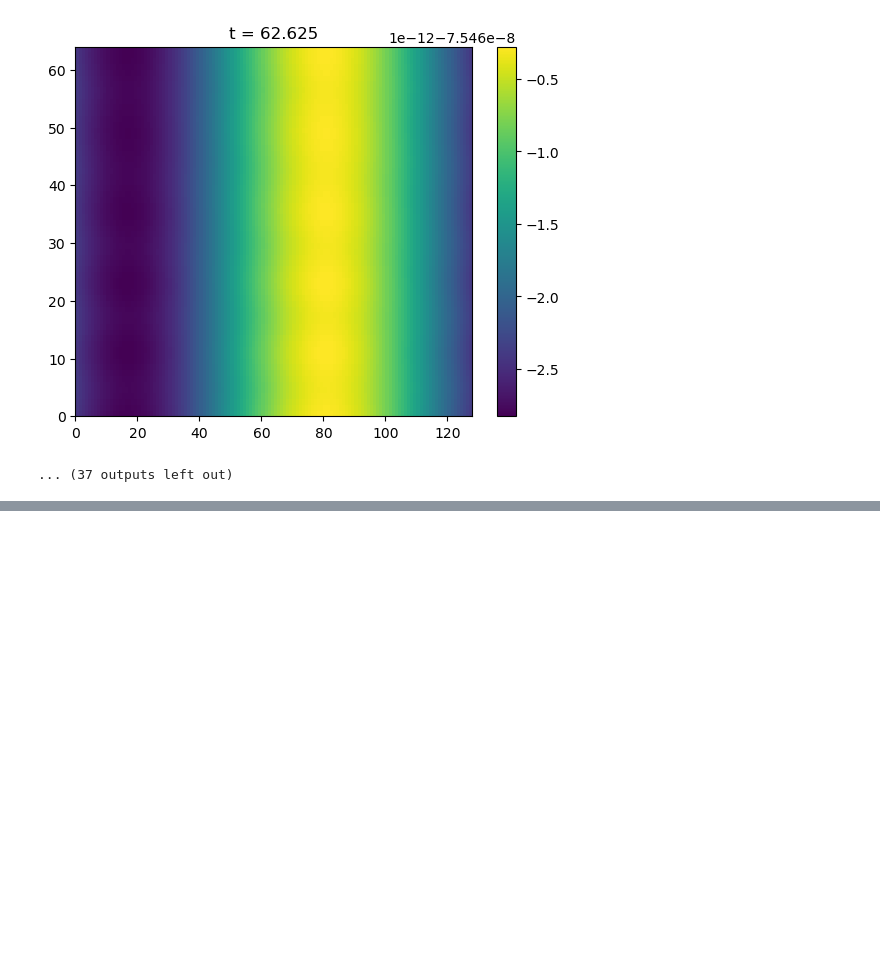
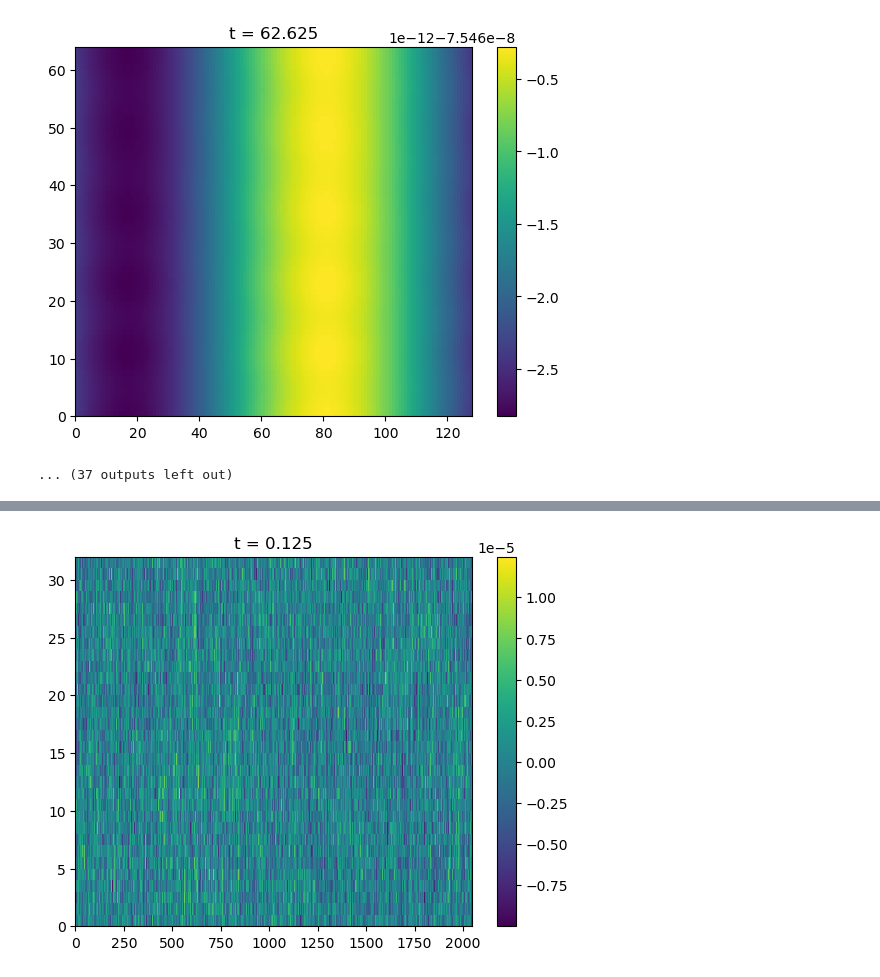
Before and after one commit to ducnguyen-uconn/Thermohaline-Shear_Instability, a Jupyter notebook: reproduce_refs/simulation/2dtest.ipynb, the cells around one changed output, grey strips where cells are left out. Drawn from its saved outputs; the diff is of its cells as text; code cells hidden in the pictures; blank space fills up the shorter version.

```diff
--- a/reproduce_refs/simulation/2dtest.ipynb
+++ b/reproduce_refs/simulation/2dtest.ipynb
@@ -140,3 +140,102 @@ Completed iteration 401, time=50.125
 Completed iteration 501, time=62.625
 [figure]
 ... (37 outputs left out)
+# %%
+# This code performs two-dimensional DNS using Dedalus3 based on governing equations in Radko's paper
+# [Thermohaline layering in dynamically and diffusively stable shear flows]
+import numpy as np
+import matplotlib.pyplot as plt
+import dedalus.public as d3
+
+dealias = 1           # scaling factor
+pi = np.pi
+
+# reproduce the results in figure 4
+Ri = 10. # Richardson number [= 1 for figure 3, =10 for figure 4]
+Rp = 2.   # density ratio
+Pe = 1e2 # Peclet number
+Pr = 10.  # Prandtl number
+tau = 0.01 # diffusivity ratio
+
+Lx, Lz = 64., 1.
+Nx, Nz = 2048, 32
+# Nx, Nz = 256, 128
+# Nx, Nz = 768, 384
+
+# Bases
+coords = d3.CartesianCoordinates('x','z')
+dist = d3.Distributor(coords, dtype=np.float64)
+# define the coordinate system
+xbasis = d3.RealFourier(coords['x'], size=Nx, bounds=(0, Lx), dealias=dealias)
+zbasis = d3.RealFourier(coords['z'], size=Nz, bounds=(0, Lz), dealias=dealias)
+# define fields
+p = dist.Field(name='p', bases=(xbasis,zbasis)) # pressure
+u = dist.VectorField(coords, name='u', bases=(xbasis,zbasis)) # velocity
+sa = dist.Field(name='sa', bases=(xbasis,zbasis)) # salinity
+te = dist.Field(name='te', bases=(xbasis,zbasis)) # temperature
+# Substitutions
+x, z = dist.local_grids(xbasis, zbasis) # get coordinate arrays in horizontal and vertical directions
+ex, ez = coords.unit_vector_fields(dist) # get unit vectors in horizontal and vertical directions
+# define vertical velocity component
+w = u @ ez
+
+# create constant sub-field for incompressible flow condition's equation
+tau_p = dist.Field(name='tau_p')
+# because this term is only a contant added to the equation, we don't need to instantiate it for bases system
+
+grad_te = d3.grad(te) # First-order reduction
+grad_sa = d3.grad(sa) # First-order reduction
+grad_u = d3.grad(u) # First-order reduction
+# First-order form: "lap(f)" becomes "div(grad_f)"
+lap_u = d3.div(grad_u)
+lap_te = d3.div(grad_te)
+lap_sa = d3.div(grad_sa)
+# First-order form: "div(A)" becomes "trace(grad_A)"
+
+# Problem
+problem = d3.IVP([p, tau_p, u, te, sa], namespace=locals())
+
+# add equations
+problem.add_equation("trace(grad_u) + tau_p = 0")
+problem.add_equation("integ(p) = 0") # Pressure gauge
+problem.add_equation("dt(u) + grad(p) - (Pr/Pe)*lap_u - (4*pi*pi*Ri/(Rp-1))*(te-sa)*ez = - u@grad(u)")
+problem.add_equation("dt(te) - (1./Pe)*lap_te - w = - u@grad(te)")
+problem.add_equation("dt(sa) - (tau/Pe)*lap_sa - Rp*w = - u@grad(sa)")
+
+stop_sim_time = 300 # Stopping criteria
+# timestepper = d3.RK443 # 3rd-order 4-stage DIRK+ERK scheme [Ascher 1997 sec 2.8] https://doi-org.ezproxy.lib.uconn.edu/10.1016/S0168-9274(97)00056-1
+timestepper = d3.RK222
+
+# Solver
+solver = problem.build_solver(timestepper)
+solver.stop_sim_time = stop_sim_time
+
+# define initial condition
+p.fill_random('g', seed=42, distribution='normal', scale=1e-5) # Random noise
+# p['g'] -= -4*pi*pi*Pr/Pe*np.sin(2*pi*z)
+u.fill_random('g', seed=42, distribution='normal', scale=1e-5) # Random noise
+# u['g'][0] -= np.sin(2*pi*z)
+te.fill_random('g', seed=42, distribution='normal', scale=1e-5) # Random noise
+# te['g'] -= np.sin(1*pi*x+pi/2)
+sa.fill_random('g', seed=42, distribution='normal', scale=1e-5) # Random noise
+# sa['g'] -= np.sin(1*pi*x+pi/2)
+
+max_timestep = 0.125
+# CFL
+CFL = d3.CFL(solver, initial_dt=max_timestep, cadence=10, safety=0.5, threshold=0.05,
+             max_change=1.5, min_change=0.5, max_dt=max_timestep)
+CFL.add_velocity(u)
+
+# Main loop
+print('Starting main loop')
+while solver.proceed:
+    timestep = CFL.compute_timestep()
+    solver.step(timestep)
+    if (solver.iteration-1) % 100 == 0:
+        print('Completed iteration {}, time={:.3f}'.format(solver.iteration, solver.sim_time))
+        temp = np.copy(te['g'])
+        te_plot = plt.pcolormesh(temp.transpose())
+        plt.colorbar(te_plot)
+        plt.title("t = {:.3f}".format(solver.sim_time))
+        plt.show()
+# %% [output]
@@ -142,0 +256 @@ Completed iteration 501, time=62.625
+[figure, added]
```
Also changed, not shown: parts of 1 cell of this notebook.
